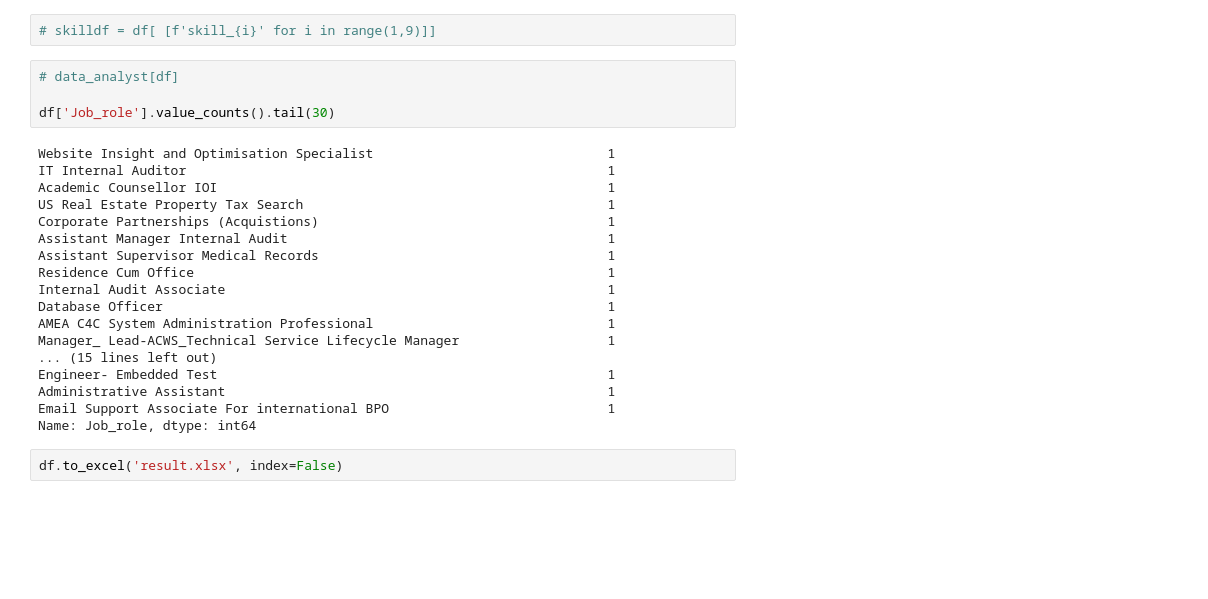
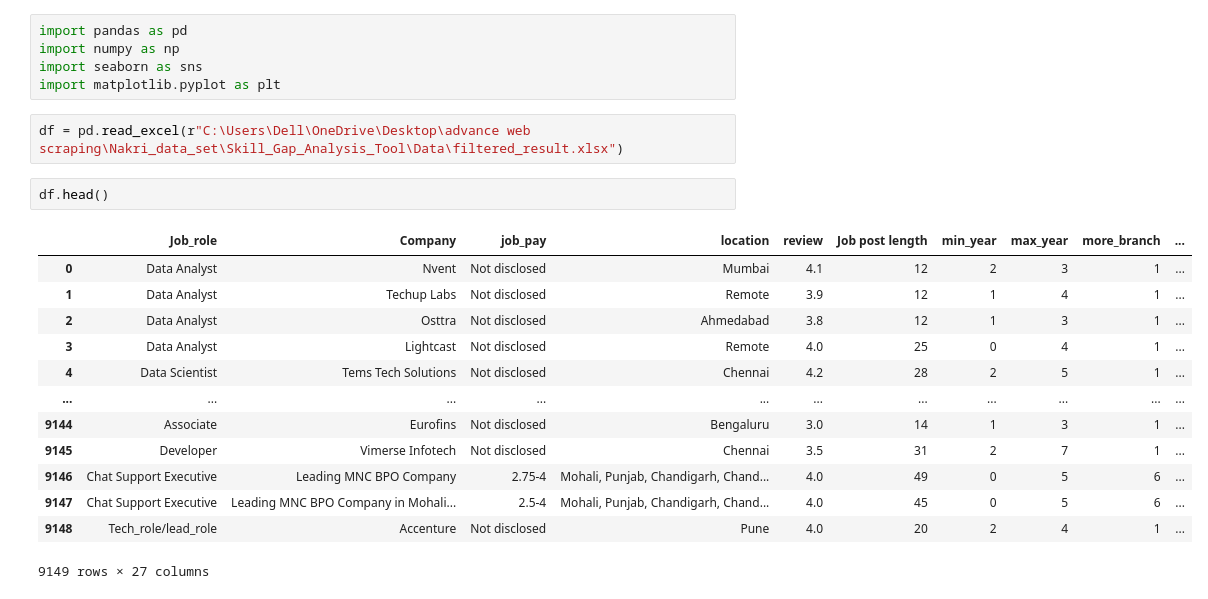
Before and after one commit to jaipathak1972/Skill_Gap_Analysis_Tool, a Jupyter notebook: notebooks/EDA.ipynb, the cells around one changed output. Cells and saved outputs as stored; diff of their text form; blank space fills up the shorter version.

```diff
--- a/notebooks/EDA.ipynb
+++ b/notebooks/EDA.ipynb
@@ -697,26 +1,23 @@ temp
-# %%
-# skilldf = df[ [f'skill_{i}' for i in range(1,9)]]
-# %%
-# data_analyst[df]
-
-df['Job_role'].value_counts().tail(30)
-# %% [output]
-Website Insight and Optimisation Specialist                              1
-IT Internal Auditor                                                      1
-Academic Counsellor IOI                                                  1
-US Real Estate Property Tax Search                                       1
-Corporate Partnerships (Acquistions)                                     1
-Assistant Manager Internal Audit                                         1
-Assistant Supervisor Medical Records                                     1
-Residence Cum Office                                                     1
-Internal Audit Associate                                                 1
-Database Officer                                                         1
-AMEA C4C System Administration Professional                              1
-Manager_ Lead-ACWS_Technical Service Lifecycle Manager                   1
-... (15 lines left out)
-Engineer- Embedded Test                                                  1
-Administrative Assistant                                                 1
-Email Support Associate For international BPO                            1
-Name: Job_role, dtype: int64
-# %%
-df.to_excel('result.xlsx', index=False)
+# %%
+import pandas as pd
+import numpy as np
+import seaborn as sns
+import matplotlib.pyplot as plt
+# %%
+df = pd.read_excel(r"C:\Users\Dell\OneDrive\Desktop\advance web scraping\Nakri_data_set\Skill_Gap_Analysis_Tool\Data\filtered_result.xlsx")
+# %%
+df.head()
+# %% [output]
+|  | Job_role | Company | job_pay | location | review | Job post length | min_year | max_year | more_branch | ... |
+| 0 | Data Analyst | Nvent | Not disclosed | Mumbai | 4.1 | 12 | 2 | 3 | 1 | ... |
+| 1 | Data Analyst | Techup Labs | Not disclosed | Remote | 3.9 | 12 | 1 | 4 | 1 | ... |
+| 2 | Data Analyst | Osttra | Not disclosed | Ahmedabad | 3.8 | 12 | 1 | 3 | 1 | ... |
+| 3 | Data Analyst | Lightcast | Not disclosed | Remote | 4.0 | 25 | 0 | 4 | 1 | ... |
+| 4 | Data Scientist | Tems Tech Solutions | Not disclosed | Chennai | 4.2 | 28 | 2 | 5 | 1 | ... |
+| ... | ... | ... | ... | ... | ... | ... | ... | ... | ... | ... |
+| 9144 | Associate | Eurofins | Not disclosed | Bengaluru | 3.0 | 14 | 1 | 3 | 1 | ... |
+| 9145 | Developer | Vimerse Infotech | Not disclosed | Chennai | 3.5 | 31 | 2 | 7 | 1 | ... |
+| 9146 | Chat Support Executive | Leading MNC BPO Company | 2.75-4 | Mohali, Punjab, Chandigarh, Chand... | 4.0 | 49 | 0 | 5 | 6 | ... |
+| 9147 | Chat Support Executive | Leading MNC BPO Company in Mohali... | 2.5-4 | Mohali, Punjab, Chandigarh, Chand... | 4.0 | 45 | 0 | 5 | 6 | ... |
+| 9148 | Tech_role/lead_role | Accenture | Not disclosed | Pune | 4.0 | 20 | 2 | 4 | 1 | ... |
+9149 rows × 27 columns
```
Also changed, not shown: parts of 56 cells of this notebook, 23 other files.
